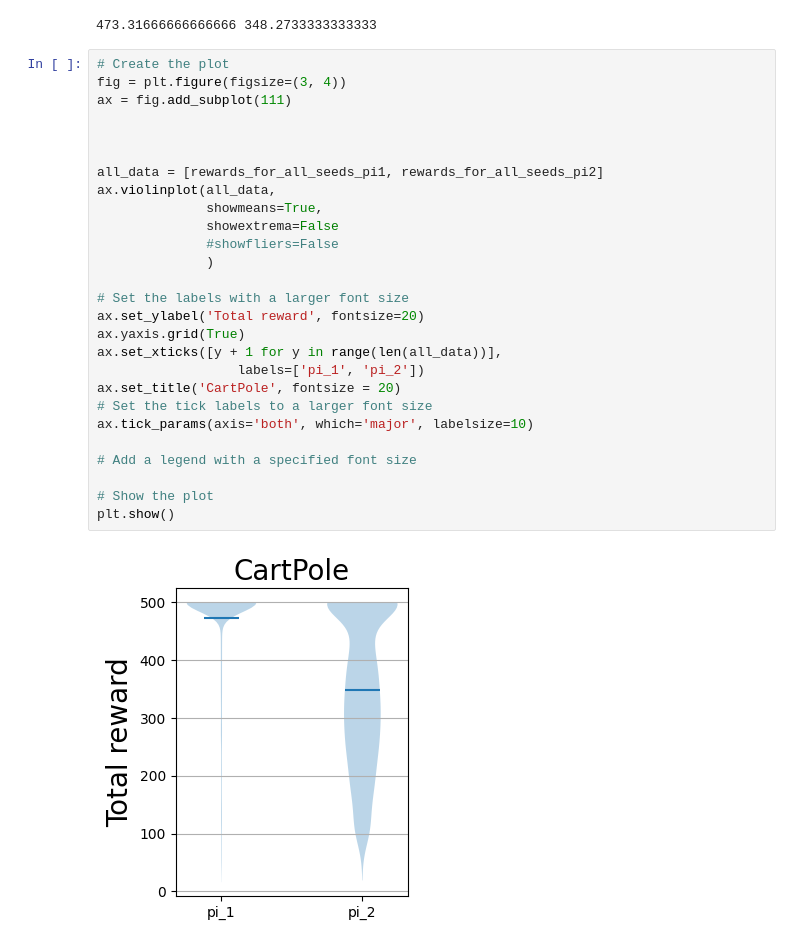
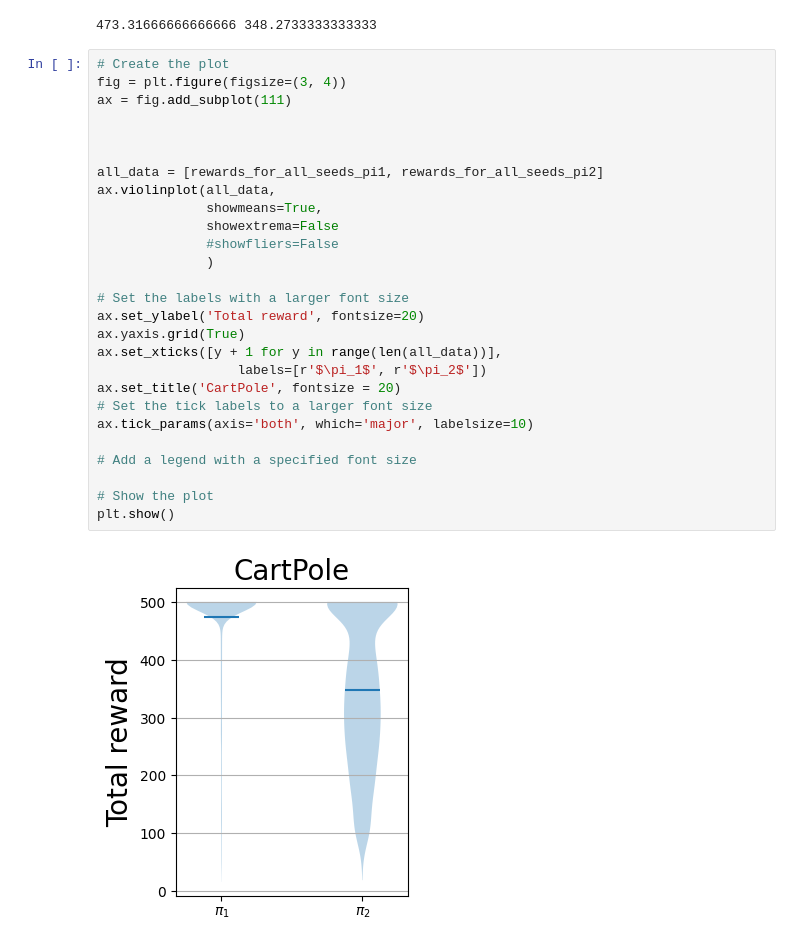
Before and after one commit to noeprat/RLHF_EGGang, a Jupyter notebook: cartpole.ipynb, the cells around one changed output. Saved outputs shown, nothing was run; the diff lists cells and outputs as text.

```diff
--- a/cartpole.ipynb
+++ b/cartpole.ipynb
@@ -198,31 +198,31 @@ print(avg_pi1, avg_pi2)
 # %%
 # Create the plot
 fig = plt.figure(figsize=(3, 4))
 ax = fig.add_subplot(111)
 
 
 
 all_data = [rewards_for_all_seeds_pi1, rewards_for_all_seeds_pi2]
 ax.violinplot(all_data,
               showmeans=True,
               showextrema=False
               #showfliers=False
               )
 
 # Set the labels with a larger font size
 ax.set_ylabel('Total reward', fontsize=20)
 ax.yaxis.grid(True)
 ax.set_xticks([y + 1 for y in range(len(all_data))],
-                  labels=['pi_1', 'pi_2'])
+                  labels=[r'$\pi_1$', r'$\pi_2$'])
 ax.set_title('CartPole', fontsize = 20)
 # Set the tick labels to a larger font size
 ax.tick_params(axis='both', which='major', labelsize=10)
 
 # Add a legend with a specified font size
 
 # Show the plot
 plt.show()
 # %% [output]
-[figure, old version]
+[figure, new version]
 # %%
 ### Plot the learning progress
```
Also changed, not shown: parts of 5 cells of this notebook.
